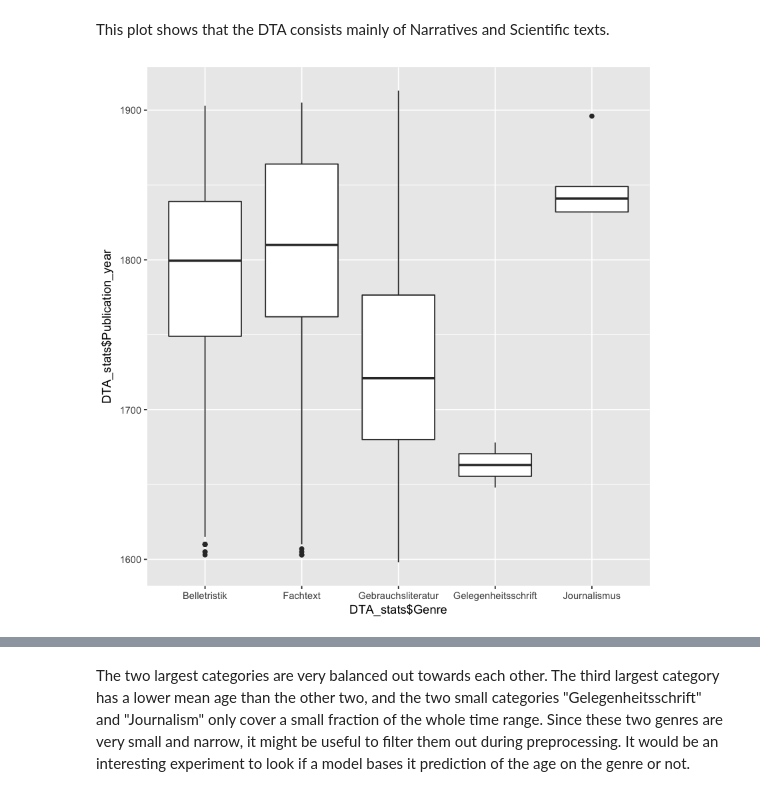
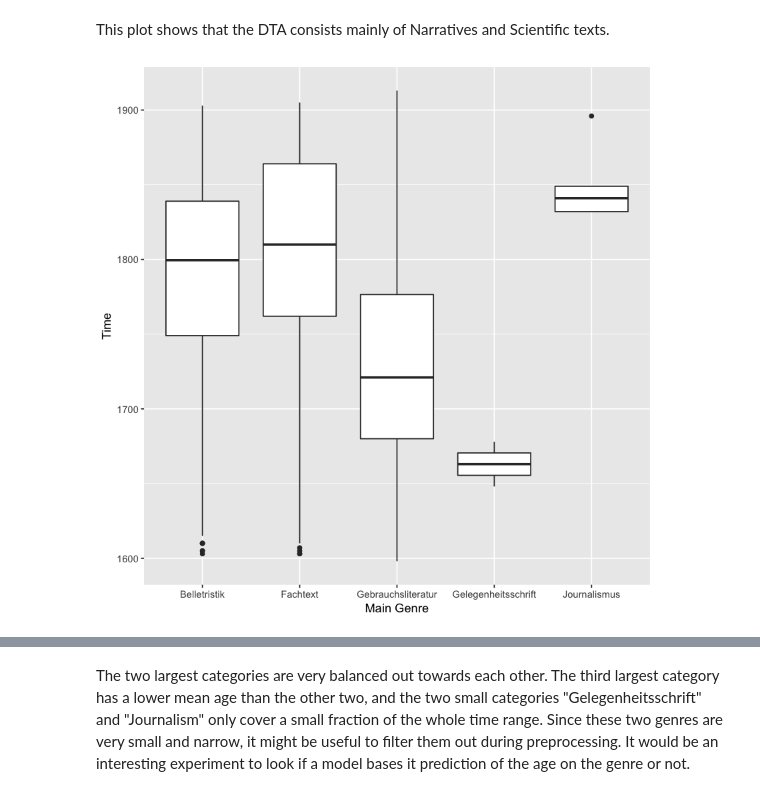
Before and after one commit to DianaLaura/MasterThesis, a Jupyter notebook: EDA.ipynb, the cells around one changed output, grey strips where cells are left out. Drawn from its saved outputs; the diff is of its cells as text; code cells hidden in the pictures.

```diff
--- a/EDA.ipynb
+++ b/EDA.ipynb
@@ -759,6 +765,6 @@ ggplot(DTA_stats, aes(x=DTA_stats$Genre)) + geom_bar()
 # %% [markdown]
 This plot shows that the DTA consists mainly of Narratives and Scientific texts.
 # %%
-ggplot(DTA_stats, aes(x=DTA_stats$Genre, y=DTA_stats$Publication_year)) + geom_boxplot()
+ggplot(DTA_stats, aes(x=DTA_stats$Genre, y=DTA_stats$Publication_year)) + geom_boxplot() + xlab('Main Genre') + ylab('Time')
 # %% [output]
-[figure, old version]
+[figure, new version]
```
Also changed, not shown: parts of 3 cells of this notebook, 3 other files.
